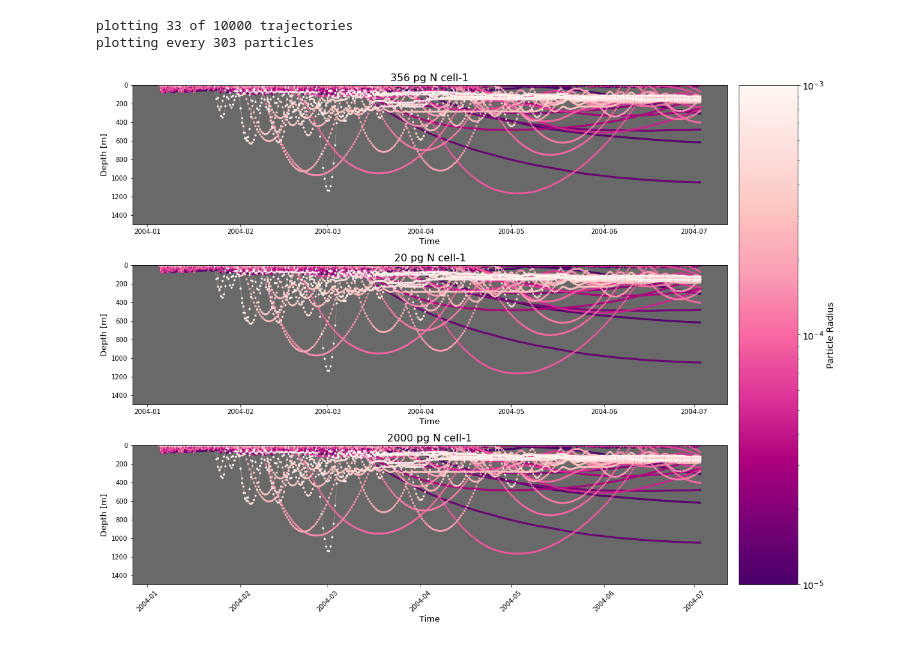
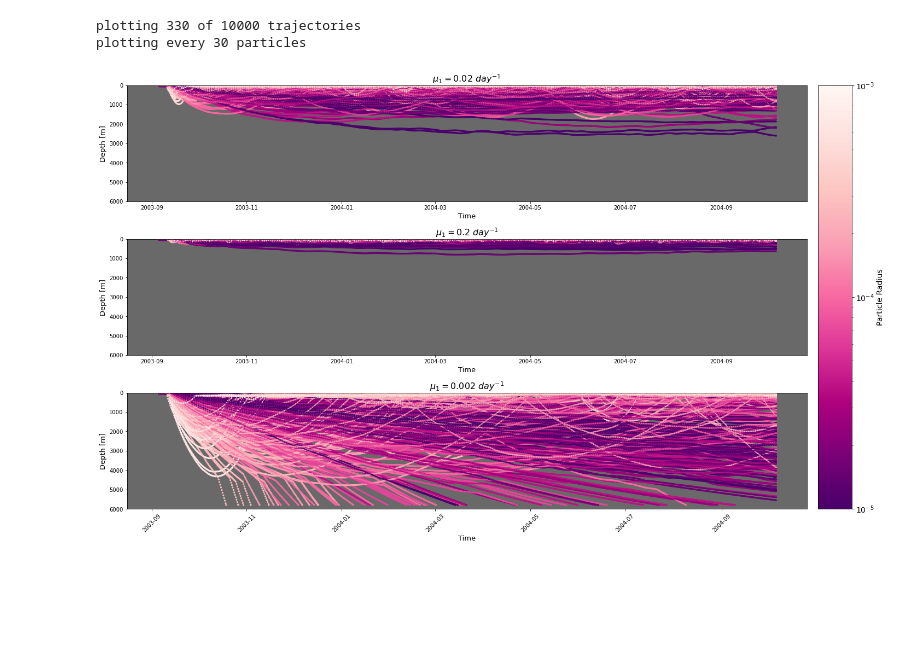
Before and after one commit to OceanParcels/biofouling_3dtransport_2, a Jupyter notebook: Analysis/Sensitivity.ipynb, the cells around one changed output. Cells and saved outputs as stored; diff of their text form; code cells hidden in the pictures; blank space fills up the shorter version.

Commit message:
Sharing reduced simulation file with only NEMO - new locations - nl respiration

```diff
--- a/Analysis/Sensitivity.ipynb
+++ b/Analysis/Sensitivity.ipynb
@@ -17,25 +17,28 @@ regions = {'EqPac': 'Equatorial Pacific',
            'SO': 'Southern Ocean',
            'NPSG': 'North Pacific Subtropical Gyre'}
 # %%
-region = 'NPSG'
+region = 'EqPac'
 mortality = 0.39              # [d-1]
-runtime = 180                  # [days]
+runtime = 397                  # [days]
 dt = 60                       # [seconds]
 outputdt = 12                  # [hours]
 death = 'NEMO_detritus'
 grazing = 'full'
-mixing = 'markov_0_KPP_reflect'+death+'_tidal'
+mixing = 'markov_0_KPP_ceiling'+death+'_tidal' #['markov_0_KPP_reflect'+death+'_tidal',
 diss = 0.006
 rho_p = 920
 rho_bf = 1388
 rho_fr= 1800
 sizebinedges = [1e-3, 1e-4, 1e-5]
+mu1 = [0.02,0.2,0.002]
 res = '1x1'
 proc = 'bfnoadv'
+time = 'SON'
+year = '2003'
 # %%
-ds_0 = xr.open_dataset(datadir+'regional_'+region+'_'+proc+'_Jan_2004_'+res+'res_'+mixing+'mixing_'+grazing+'_grazing_'+str(diss)[2:]+'diss_'+str(rho_bf)+'rhobf_'+str(rho_fr)+'rhofr_'+str(runtime)+'days_'+str(dt)+'dtsecs_'+str(outputdt)+'hrsoutdt.nc')#'/data/oceanparcels/output_data/data_Reint/'+'regional_SO_bfnoadv_Jan_2004_1x1res_markov_0_KPP_reflectNEMO_detritus_tidalmixing_full_grazing_006diss_1388rhobf_2200rhofr_10days_60dtsecs_60hrsoutdt.nc')
-ds_1 = xr.open_dataset(datadir+'regional_'+region+'_'+proc+'_Jan_2004_'+res+'res_'+mixing+'mixing_'+grazing+'_grazing_'+str(diss)[2:]+'diss_'+str(rho_bf)+'rhobf_'+str(rho_fr)+'rhofr_'+str(runtime)+'days_'+str(dt)+'dtsecs_'+str(outputdt)+'hrsoutdt_20Ncell.nc')#'/data/oceanparcels/output_data/data_Reint/'+'regional_SO_bfnoadv_Jan_2004_1x1res_markov_0_KPP_reflectNEMO_detritus_tidalmixing_full_grazing_006diss_1388rhobf_2200rhofr_10days_60dtsecs_60hrsoutdt.nc')
-ds_2 = xr.open_dataset(datadir+'regional_'+region+'_'+proc+'_Jan_2004_'+res+'res_'+mixing+'mixing_'+grazing+'_grazing_'+str(diss)[2:]+'diss_'+str(rho_bf)+'rhobf_'+str(rho_fr)+'rhofr_'+str(runtime)+'days_'+str(dt)+'dtsecs_'+str(outputdt)+'hrsoutdt_2000Ncell.nc')#'/data/oceanparcels/output_data/data_Reint/'+'regional_SO_bfnoadv_Jan_2004_1x1res_markov_0_KPP_reflectNEMO_detritus_tidalmixing_full_grazing_006diss_1388rhobf_2200rhofr_10days_60dtsecs_60hrsoutdt.nc')
+ds_0 = xr.open_dataset(datadir+'regional_'+region+'_'+proc+'_'+time+'_'+year+'_'+res+'res_'+mixing+'mixing_'+grazing+'_grazing_'+str(diss)[2:]+'diss_'+str(rho_bf)+'rhobf_'+str(rho_fr)+'rhofr_'+str(runtime)+'days_'+str(dt)+'dtsecs_'+str(outputdt)+'hrsoutdt.nc')#'/data/oceanparcels/output_data/data_Reint/'+'regional_SO_bfnoadv_Jan_2004_1x1res_markov_0_KPP_reflectNEMO_detritus_tidalmixing_full_grazing_006diss_1388rhobf_2200rhofr_10days_60dtsecs_60hrsoutdt.nc')
+ds_1 = xr.open_dataset(datadir+'regional_'+region+'_'+proc+'_'+time+'_'+year+'_'+res+'res_'+mixing+'mixing_'+grazing+'_grazing_'+str(diss)[2:]+'diss_'+str(rho_bf)+'rhobf_'+str(rho_fr)+'rhofr_02mu1_'+str(runtime)+'days_'+str(dt)+'dtsecs_'+str(outputdt)+'hrsoutdt.nc')#'/data/oceanparcels/output_data/data_Reint/'+'regional_SO_bfnoadv_Jan_2004_1x1res_markov_0_KPP_reflectNEMO_detritus_tidalmixing_full_grazing_006diss_1388rhobf_2200rhofr_10days_60dtsecs_60hrsoutdt.nc')
+ds_2 = xr.open_dataset(datadir+'regional_'+region+'_'+proc+'_'+time+'_'+year+'_'+res+'res_'+mixing+'mixing_'+grazing+'_grazing_'+str(diss)[2:]+'diss_'+str(rho_bf)+'rhobf_'+str(rho_fr)+'rhofr_0002mu1_'+str(runtime)+'days_'+str(dt)+'dtsecs_'+str(outputdt)+'hrsoutdt.nc')#'/data/oceanparcels/output_data/data_Reint/'+'regional_SO_bfnoadv_Jan_2004_1x1res_markov_0_KPP_reflectNEMO_detritus_tidalmixing_full_grazing_006diss_1388rhobf_2200rhofr_10days_60dtsecs_60hrsoutdt.nc')
 # ds_1 = xr.open_dataset(datadir+'regional_'+region+'_'+proc+'_Jan_2004_'+res+'res_'+mixing[1]+'mixing_'+grazing[1]+'_grazing_'+str(diss)[2:]+'diss_'+str(runtime)+'days_'+str(dt)+'dtsecs_'+str(outputdt)+'hrsoutdt.nc')
 # ds_2 = xr.open_dataset(datadir+'regional_'+region+'_'+proc+'_Jan_2004_'+res+'res_'+mixing[2]+'mixing_'+grazing[2]+'_grazing_'+str(diss)[2:]+'diss_'+str(runtime)+'days_'+str(dt)+'dtsecs_'+str(outputdt)+'hrsoutdt.nc')
 # ds_3 = xr.open_dataset(datadir+'regional_'+region+'_'+proc+'_Jan_2004_'+res+'res_'+mixing[3]+'mixing_'+str(runtime)+'days_'+str(dt)+'dtsecs_'+str(outputdt)+'hrsoutdt.nc')
@@ -57,17 +60,17 @@ r_pl_clist = ['#7a0177','#c51b8a','#f768a1', '#fbb4b9']
 r_pl_cmap = plt.get_cmap('RdPu_r')
 region_cmap = ['teal', 'darkorange', '#9AE19D']
 # %%
-number_of_trajectories_to_plot = 33
+number_of_trajectories_to_plot = 330
 n_plt = number_of_trajectories_to_plot
 f_plt = int(np.round(len(ds_0['traj'])/n_plt))
 print('plotting '+str(n_plt)+' of '+str(len(ds_0['traj']))+' trajectories')
 print('plotting every '+str(f_plt)+' particles')
 # %% [output]
-plotting 33 of 10000 trajectories
-plotting every 303 particles
+plotting 330 of 10000 trajectories
+plotting every 30 particles
 # %%
-fig = plt.figure(figsize=(16,12),constrained_layout=True)
-gs = gridspec.GridSpec(ncols=2, nrows=3, width_ratios=[1,0.1],figure=fig)
+fig = plt.figure(figsize=(20,12),constrained_layout=True)
+gs = gridspec.GridSpec(ncols=2, nrows=3, width_ratios=[1,0.05],figure=fig)
 ax1 = fig.add_subplot(gs[0, :1])
 ax2 = fig.add_subplot(gs[1, :1])
 ax3 = fig.add_subplot(gs[2, :1])
@@ -76,48 +79,48 @@ ax4 = fig.add_subplot(gs[:, 1])
 
 sc = ax1.scatter(ds_0['time'].T[:,::f_plt], ds_0['z'].T[:,::f_plt], s=5, c=np.tile(ds_0['r_pl'].T[::f_plt],[len(ds_0['obs']),1]),cmap=r_pl_cmap,norm=colors.LogNorm(vmin=ds_0['r_pl'].min(), vmax=ds_0['r_pl'].max()),zorder=2)
 ln = ax1.plot(ds_0['time'].T[:,::f_plt], ds_0['z'].T[:,::f_plt], c='mistyrose',linewidth=0.2,zorder=1)
-ax1.set_title('356 pg N cell-1', fontsize=16)
+ax1.set_title('$\mu_1 = 0.02~day^{-1}$', fontsize=16)
 ax1.set_ylabel('Depth [m]', fontsize=13)
 ax1.set_xlabel('Time', fontsize=13)
 # ax1.tick_params(axis='x', rotation=45)
 ax1.set_facecolor('dimgray')
-ax1.set_ylim(1500,0)
+ax1.set_ylim(6000,0)
 # ax1.invert_yaxis()
 
 sc = ax2.scatter(ds_1['time'].T[:,::f_plt], ds_1['z'].T[:,::f_plt], s=5, c=np.tile(ds_1['r_pl'].T[::f_plt],[len(ds_1['obs']),1]),cmap=r_pl_cmap,norm=colors.LogNorm(vmin=ds_1['r_pl'].min(), vmax=ds_1['r_pl'].max()),zorder=2)
 ln = ax2.plot(ds_1['time'].T[:,::f_plt], ds_1['z'].T[:,::f_plt], c='mistyrose',linewidth=0.2,zorder=1)
-ax2.set_title('20 pg N cell-1', fontsize=16)
+ax2.set_title('$\mu_1 = 0.2~day^{-1}$', fontsize=16)
 ax2.set_ylabel('Depth [m]', fontsize=13)
 ax2.set_xlabel('Time', fontsize=13)
 # ax2.tick_params(axis='x', rotation=45)
 ax2.set_facecolor('dimgray')
-ax2.set_ylim(1500,0)
+ax2.set_ylim(6000,0)
 # ax2.invert_yaxis()
 
 sc = ax3.scatter(ds_2['time'].T[:,::f_plt], ds_2['z'].T[:,::f_plt], s=5, c=np.tile(ds_2['r_pl'].T[::f_plt],[len(ds_2['obs']),1]),cmap=r_pl_cmap,norm=colors.LogNorm(vmin=ds_2['r_pl'].min(), vmax=ds_2['r_pl'].max()),zorder=2)
 ln = ax3.plot(ds_2['time'].T[:,::f_plt], ds_2['z'].T[:,::f_plt], c='mistyrose',linewidth=0.2,zorder=1)
-ax3.set_title('2000 pg N cell-1', fontsize=16)
+ax3.set_title('$\mu_1 = 0.002~day^{-1}$', fontsize=16)
 ax3.set_ylabel('Depth [m]', fontsize=13)
 ax3.set_xlabel('Time', fontsize=13)
 ax3.tick_params(axis='x', rotation=45)
 ax3.set_facecolor('dimgray')
-ax3.set_ylim(1500,0)
+ax3.set_ylim(6000,0)
 
 # sc = ax4.scatter(ds_3['time'].T[:,::f_plt], ds_3['z'].T[:,::f_plt], s=5, c=np.tile(ds_3['r_pl'].T[::f_plt],[len(ds_3['obs']),1]),cmap=r_pl_cmap,norm=colors.LogNorm(vmin=ds_3['r_pl'].min(), vmax=ds_3['r_pl'].max()),zorder=2)
 # ln = ax4.plot(ds_3['time'].T[:,::f_plt], ds_3['z'].T[:,::f_plt], c='mistyrose',linewidth=0.2,zorder=1)
 # ax4.set_title(death[3])
 # ax4.set_ylabel('Depth [m]')
 # ax4.set_xlabel('Time')
 # ax4.set_facecolor('dimgray')
 # # ax3.set_ylim(150,0)
 # ax4.invert_yaxis()
 
 cb = fig.colorbar(sc, cax=ax4)
 cb.set_label('Particle Radius', fontsize=14)
 cb.ax.tick_params(labelsize=14)
 plt.show()
 # %% [output]
-[figure, old version]
+[figure, new version]
 # %%
 mld0 = np.mean(np.divide(ds_0['z'],ds_0['mld']),axis=0)
 mld1 = np.mean(np.divide(ds_1['z'],ds_1['mld']),axis=0)
```
Also changed, not shown: parts of 6 cells of this notebook, 9 other files.
